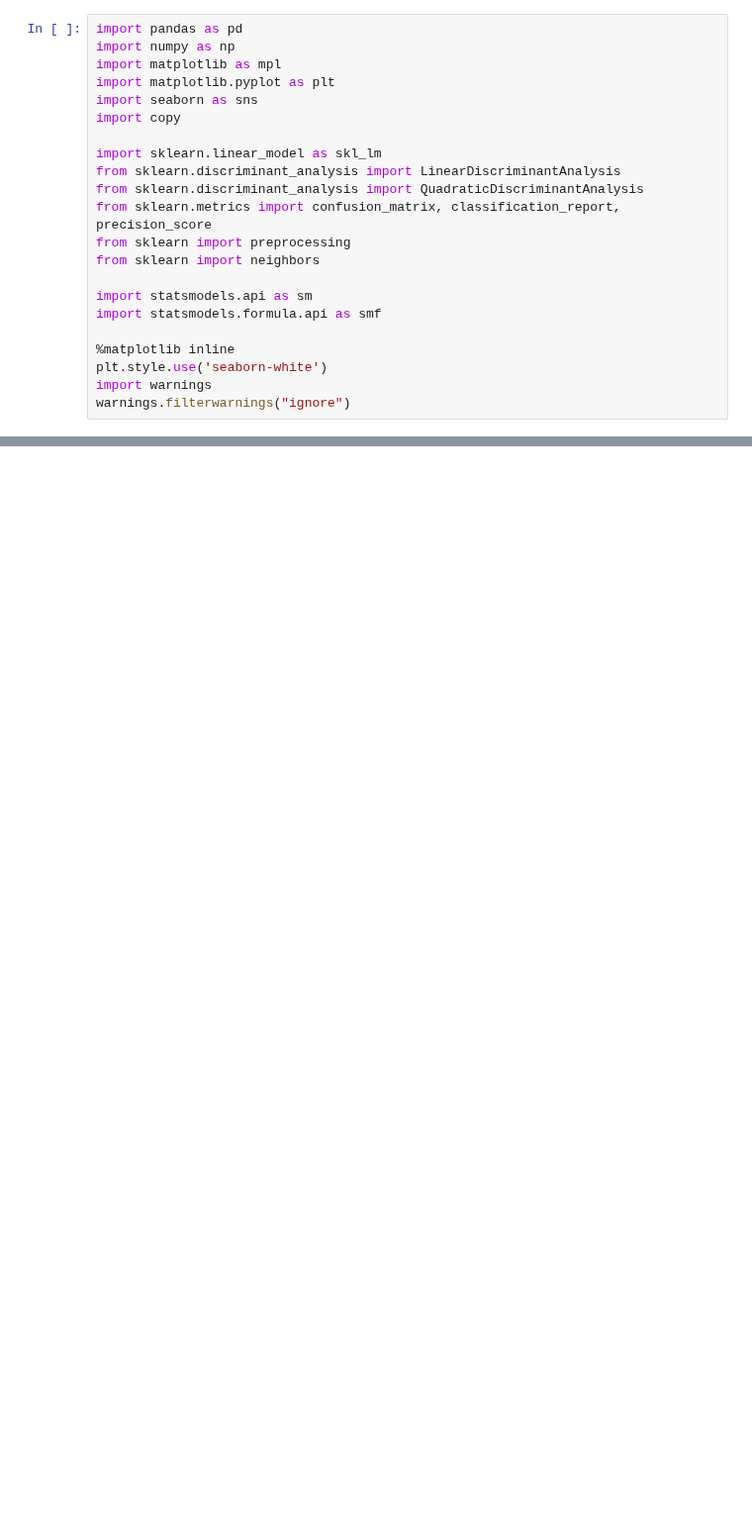
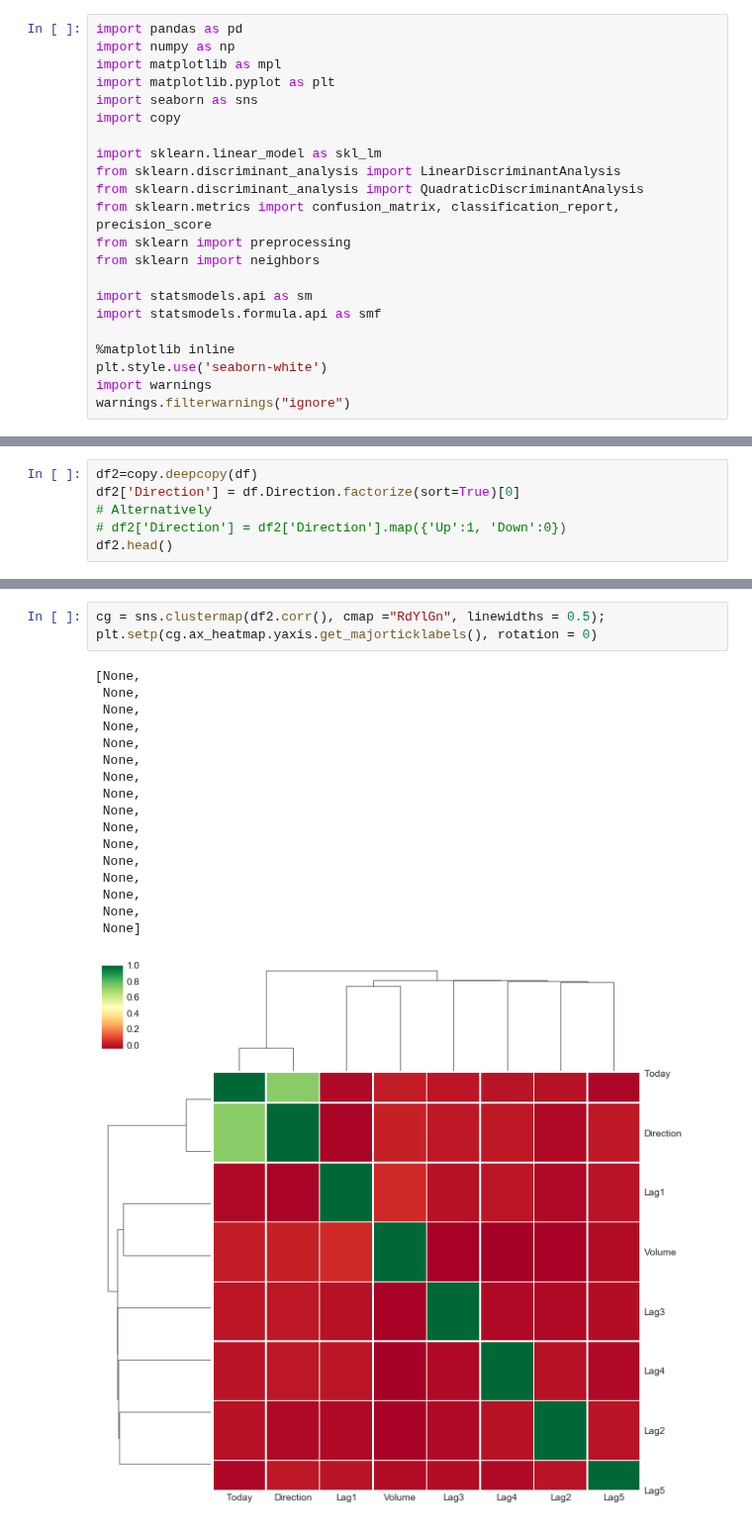
Before and after one commit to HatefDastour/Notes, a Jupyter notebook: Statistical_Learning/A_Comparison_of_Classification_Methods.ipynb, the cells around one changed output, grey strips where cells are left out. Shown at 99% size. Saved outputs shown, nothing was run; the diff lists cells and outputs as text; blank space fills up the shorter version.

```diff
--- a/Statistical_Learning/A_Comparison_of_Classification_Methods.ipynb
+++ b/Statistical_Learning/A_Comparison_of_Classification_Methods.ipynb
@@ -416,0 +110,6 @@ avg / total       0.91      0.93      0.92      1000
+# %%
+df2=copy.deepcopy(df)
+df2['Direction'] = df.Direction.factorize(sort=True)[0]
+# Alternatively
+# df2['Direction'] = df2['Direction'].map({'Up':1, 'Down':0})
+df2.head()
@@ -416,0 +138,21 @@ avg / total       0.91      0.93      0.92      1000
+# %%
+cg = sns.clustermap(df2.corr(), cmap ="RdYlGn", linewidths = 0.5);
+plt.setp(cg.ax_heatmap.yaxis.get_majorticklabels(), rotation = 0)
+# %% [output]
+[None,
+ None,
+ None,
+ None,
+ None,
+ None,
+ None,
+ None,
+ None,
+ None,
+ None,
+ None,
+ None,
+ None,
+ None,
+ None]
+[figure, added]
```
Also changed, not shown: parts of 133 cells of this notebook, 2 other files.
